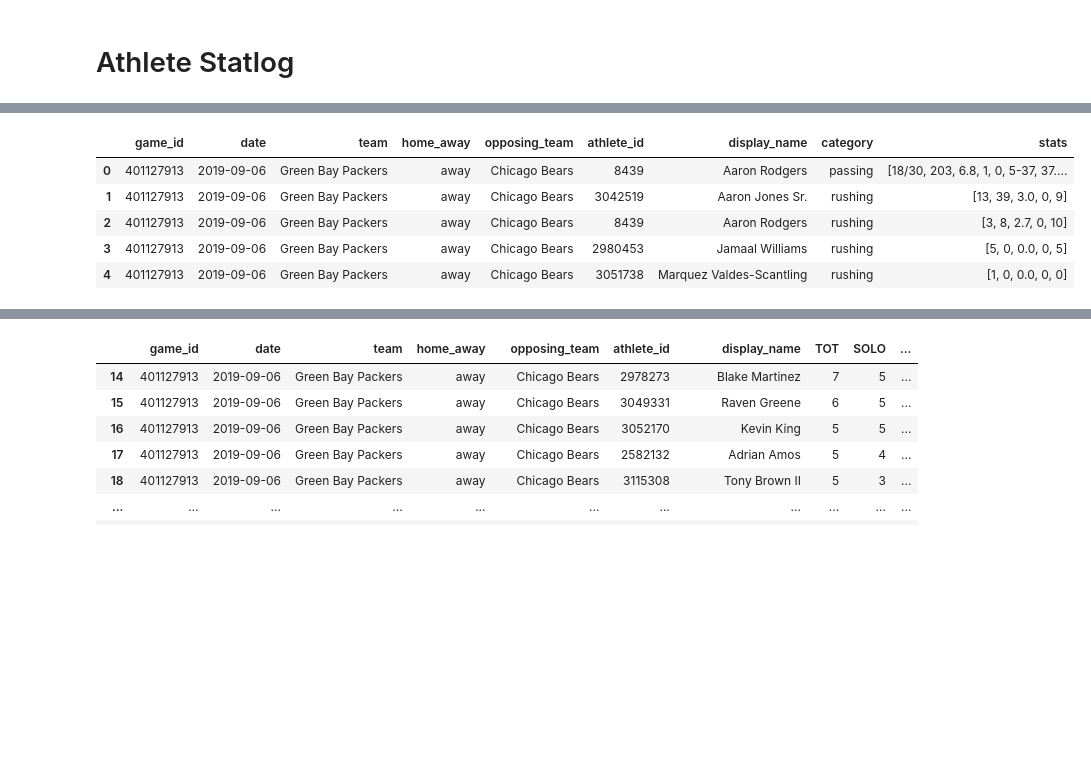
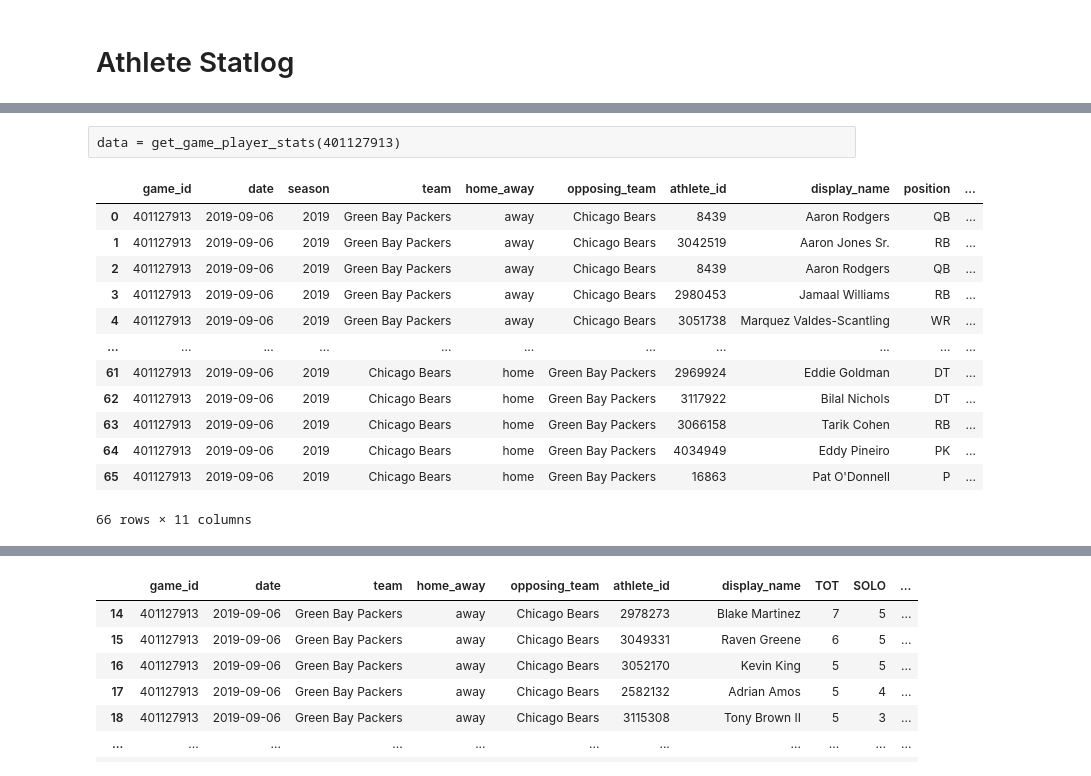
Before and after one commit to Lcocks/SportsBetting_NN, a Jupyter notebook: apicodes_recovered.ipynb, the cells around one changed output, grey strips where cells are left out. Saved outputs shown, nothing was run; the diff lists cells and outputs as text; code cells hidden in the pictures; blank space fills up the shorter version.

```diff
--- a/apicodes_recovered.ipynb
+++ b/apicodes_recovered.ipynb
@@ -298,13 +519,38 @@ roster_1.to_csv("nfl_game_401127913_roster.csv", index=False)
+# %% [raw]
+data = get_game_player_stats(401127913)
 # %%
 import requests
 import pandas as pd
+from functools import lru_cache
+
+header = {"User-Agent": "xcs5hg@virginia.edu"}
+
+# Cache athlete positions to avoid repeated API calls
+@lru_cache(maxsize=5000)
+def get_athlete_position(athlete_id: int) -> str:
+    """Fetch athlete's position from their profile"""
+    try:
+        url = f"https://sports.core.api.espn.com/v2/sports/football/leagues/nfl/athletes/{athlete_id}"
+        r = requests.get(url, headers=header)
+        r.raise_for_status()
+        data = r.json()
+        return data.get("position", {}).get("abbreviation")
+    except Exception as e:
+        print(f"Failed to fetch position for athlete {athlete_id}: {e}")
+        return None
 
 def get_game_player_stats(game_id: int) -> pd.DataFrame:
-
     url = f"https://site.api.espn.com/apis/site/v2/sports/football/nfl/summary?event={game_id}"
-    r = requests.get(url).json()
+    r = requests.get(url, headers=header).json()
 
     date = r.get("meta", {}).get("firstPlayWallClock", "")[:10]
+
+    season = (
+        r.get("header", {}).get("season", {}).get("year") or
+        r.get("gameInfo", {}).get("season", {}).get("year") or
+        r.get("season", {}).get("year") or
+        None
+    )
 
     competitions = r.get("header", {}).get("competitions", [])
     if not competitions:
@@ -323,12 +569,10 @@ def get_game_player_stats(game_id: int) -> pd.DataFrame:
         }
 
     team_names = [info["team_name"] for info in team_info_map.values()]
-
     players = r.get("boxscore", {}).get("players", [])
     rows = []
 
     for team_block in players:
-
         tid = team_block.get("team", {}).get("id")
         team_name = team_info_map.get(tid, {}).get("team_name")
         home_away = team_info_map.get(tid, {}).get("home_away")
@@ -342,15 +586,25 @@ def get_game_player_stats(game_id: int) -> pd.DataFrame:
 
             for athlete in stat_group.get("athletes", []):
                 a = athlete.get("athlete", {})
+                athlete_id = a.get("id")
+
+                # Try to get position from boxscore first, then fetch from profile
+                pos = a.get("position", {})
+                position = pos.get("abbreviation")
+
+                if not position and athlete_id:
+                    position = get_athlete_position(athlete_id)
 
                 rows.append({
                     "game_id": game_id,
                     "date": date,
+                    "season": season,
                     "team": team_name,
                     "home_away": home_away,
                     "opposing_team": opposing_team,
-                    "athlete_id": a.get("id"),
+                    "athlete_id": athlete_id,
                     "display_name": a.get("displayName"),
+                    "position": position,
                     "category": category,
                     "stats": athlete.get("stats"),
                 })
@@ -358,13 +612,21 @@ def get_game_player_stats(game_id: int) -> pd.DataFrame:
     return pd.DataFrame(rows)
 # %%
 data = get_game_player_stats(401127913)
+data
 # %% [output]
-|  | game_id | date | team | home_away | opposing_team | athlete_id | display_name | category | stats |
-| 0 | 401127913 | 2019-09-06 | Green Bay Packers | away | Chicago Bears | 8439 | Aaron Rodgers | passing | [18/30, 203, 6.8, 1, 0, 5-37, 37.... |
-| 1 | 401127913 | 2019-09-06 | Green Bay Packers | away | Chicago Bears | 3042519 | Aaron Jones Sr. | rushing | [13, 39, 3.0, 0, 9] |
-| 2 | 401127913 | 2019-09-06 | Green Bay Packers | away | Chicago Bears | 8439 | Aaron Rodgers | rushing | [3, 8, 2.7, 0, 10] |
-| 3 | 401127913 | 2019-09-06 | Green Bay Packers | away | Chicago Bears | 2980453 | Jamaal Williams | rushing | [5, 0, 0.0, 0, 5] |
-| 4 | 401127913 | 2019-09-06 | Green Bay Packers | away | Chicago Bears | 3051738 | Marquez Valdes-Scantling | rushing | [1, 0, 0.0, 0, 0] |
+|  | game_id | date | season | team | home_away | opposing_team | athlete_id | display_name | position | ... |
+| 0 | 401127913 | 2019-09-06 | 2019 | Green Bay Packers | away | Chicago Bears | 8439 | Aaron Rodgers | QB | ... |
+| 1 | 401127913 | 2019-09-06 | 2019 | Green Bay Packers | away | Chicago Bears | 3042519 | Aaron Jones Sr. | RB | ... |
+| 2 | 401127913 | 2019-09-06 | 2019 | Green Bay Packers | away | Chicago Bears | 8439 | Aaron Rodgers | QB | ... |
+| 3 | 401127913 | 2019-09-06 | 2019 | Green Bay Packers | away | Chicago Bears | 2980453 | Jamaal Williams | RB | ... |
+| 4 | 401127913 | 2019-09-06 | 2019 | Green Bay Packers | away | Chicago Bears | 3051738 | Marquez Valdes-Scantling | WR | ... |
+| ... | ... | ... | ... | ... | ... | ... | ... | ... | ... | ... |
+| 61 | 401127913 | 2019-09-06 | 2019 | Chicago Bears | home | Green Bay Packers | 2969924 | Eddie Goldman | DT | ... |
+| 62 | 401127913 | 2019-09-06 | 2019 | Chicago Bears | home | Green Bay Packers | 3117922 | Bilal Nichols | DT | ... |
+| 63 | 401127913 | 2019-09-06 | 2019 | Chicago Bears | home | Green Bay Packers | 3066158 | Tarik Cohen | RB | ... |
+| 64 | 401127913 | 2019-09-06 | 2019 | Chicago Bears | home | Green Bay Packers | 4034949 | Eddy Pineiro | PK | ... |
+| 65 | 401127913 | 2019-09-06 | 2019 | Chicago Bears | home | Green Bay Packers | 16863 | Pat O'Donnell | P | ... |
+66 rows × 11 columns
 # %%
 import requests
 import pandas as pd
```
Also changed, not shown: parts of 35 cells of this notebook.
